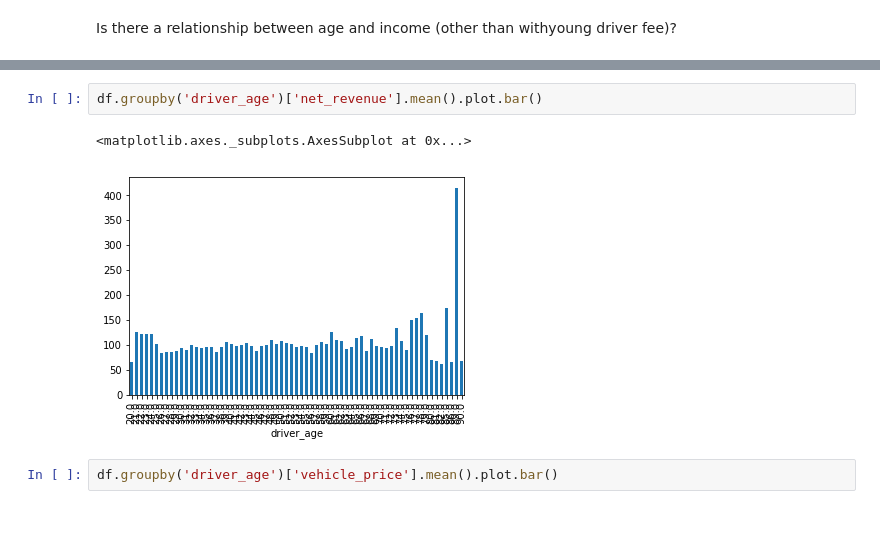
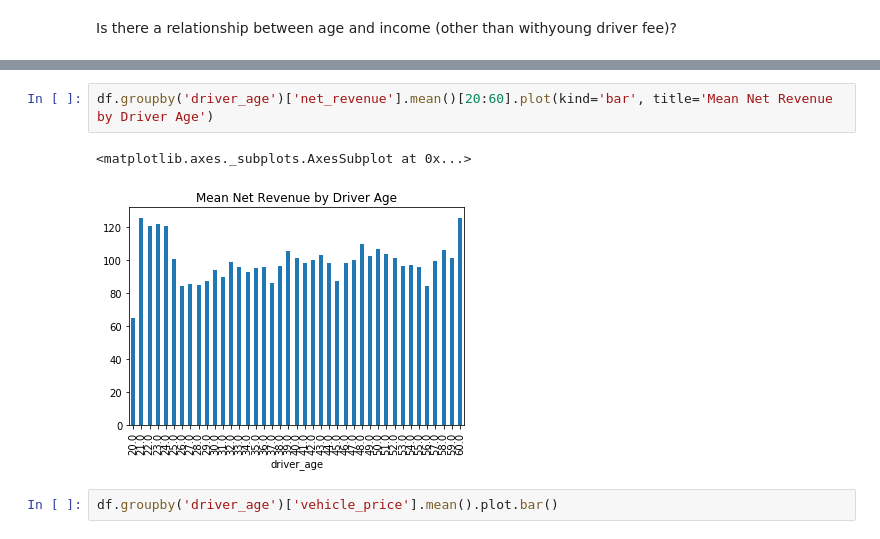
Before and after one commit to kpeterso/SVB, a Jupyter notebook: Toy Dataset Analysis.ipynb, the cells around one changed output, grey strips where cells are left out. Drawn from its saved outputs; the diff is of its cells as text.

```diff
--- a/Toy Dataset Analysis.ipynb
+++ b/Toy Dataset Analysis.ipynb
@@ -249,8 +253,8 @@ Is there a relationship between age and income (other than withyoung driver fee)
 # %%
-df.groupby('driver_age')['net_revenue'].mean().plot.bar()
+df.groupby('driver_age')['net_revenue'].mean()[20:60].plot(kind='bar', title='Mean Net Revenue by Driver Age')
 # %% [output]
 <matplotlib.axes._subplots.AxesSubplot at 0x...>
-[figure, old version]
+[figure, new version]
 # %%
 df.groupby('driver_age')['vehicle_price'].mean().plot.bar()
 # %% [output]
```
Also changed, not shown: parts of 17 cells of this notebook.
